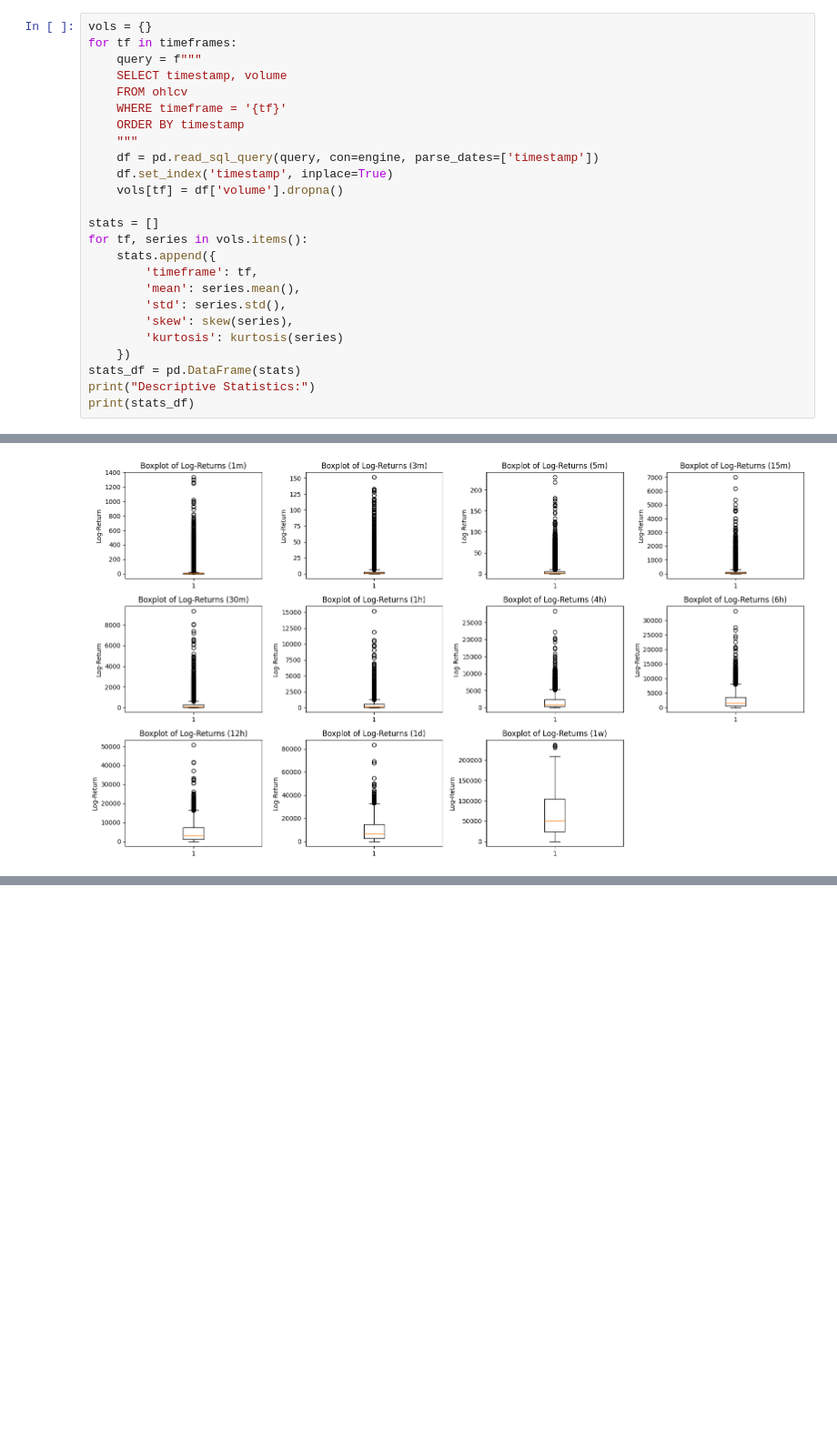
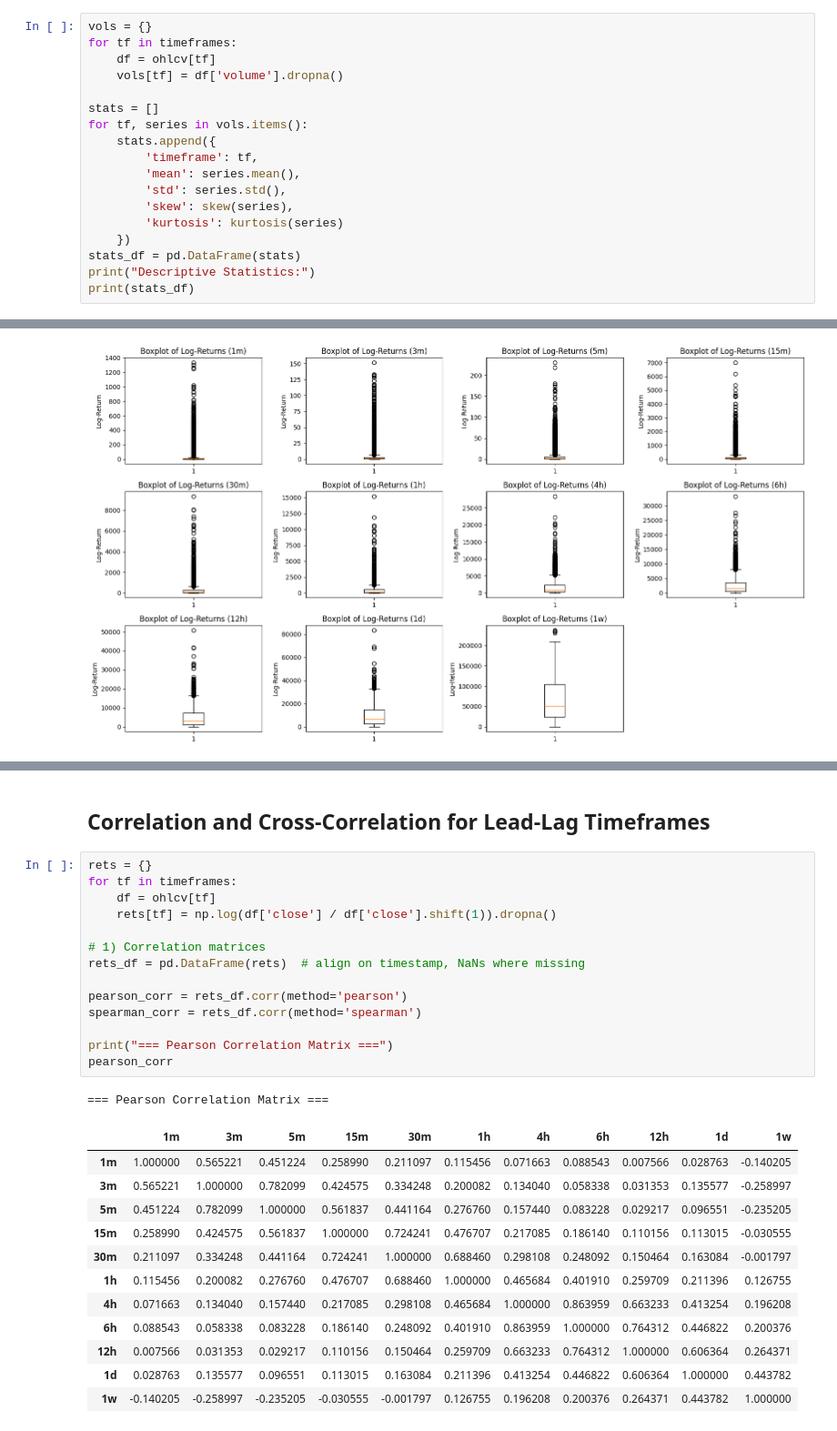
Before and after one commit to dleeim/coracle, a Jupyter notebook: src/EDA_BTCUSDT-bybit-perp.ipynb, the cells around one changed output, grey strips where cells are left out. Shown at 91% size. Cells and saved outputs as stored; diff of their text form; blank space fills up the shorter version.

```diff
--- a/src/EDA_BTCUSDT-bybit-perp.ipynb
+++ b/src/EDA_BTCUSDT-bybit-perp.ipynb
@@ -303,14 +295,7 @@ plt.show()
 # %%
 vols = {}
 for tf in timeframes:
-    query = f"""
-    SELECT timestamp, volume
-    FROM ohlcv
-    WHERE timeframe = '{tf}'
-    ORDER BY timestamp
-    """
-    df = pd.read_sql_query(query, con=engine, parse_dates=['timestamp'])
-    df.set_index('timestamp', inplace=True)
+    df = ohlcv[tf]
     vols[tf] = df['volume'].dropna()
 
 stats = []
@@ -510,0 +456,30 @@ Series([], Name: close, dtype: float64)
+# %% [markdown]
+## Correlation and Cross-Correlation for Lead-Lag Timeframes
+# %%
+rets = {}
+for tf in timeframes:
+    df = ohlcv[tf]
+    rets[tf] = np.log(df['close'] / df['close'].shift(1)).dropna()
+
+# 1) Correlation matrices
+rets_df = pd.DataFrame(rets)  # align on timestamp, NaNs where missing
+
+pearson_corr = rets_df.corr(method='pearson')
+spearman_corr = rets_df.corr(method='spearman')
+
+print("=== Pearson Correlation Matrix ===")
+pearson_corr
+# %% [output]
+=== Pearson Correlation Matrix ===
+|  | 1m | 3m | 5m | 15m | 30m | 1h | 4h | 6h | 12h | 1d | 1w |
+| 1m | 1.000000 | 0.565221 | 0.451224 | 0.258990 | 0.211097 | 0.115456 | 0.071663 | 0.088543 | 0.007566 | 0.028763 | -0.140205 |
+| 3m | 0.565221 | 1.000000 | 0.782099 | 0.424575 | 0.334248 | 0.200082 | 0.134040 | 0.058338 | 0.031353 | 0.135577 | -0.258997 |
+| 5m | 0.451224 | 0.782099 | 1.000000 | 0.561837 | 0.441164 | 0.276760 | 0.157440 | 0.083228 | 0.029217 | 0.096551 | -0.235205 |
+| 15m | 0.258990 | 0.424575 | 0.561837 | 1.000000 | 0.724241 | 0.476707 | 0.217085 | 0.186140 | 0.110156 | 0.113015 | -0.030555 |
+| 30m | 0.211097 | 0.334248 | 0.441164 | 0.724241 | 1.000000 | 0.688460 | 0.298108 | 0.248092 | 0.150464 | 0.163084 | -0.001797 |
+| 1h | 0.115456 | 0.200082 | 0.276760 | 0.476707 | 0.688460 | 1.000000 | 0.465684 | 0.401910 | 0.259709 | 0.211396 | 0.126755 |
+| 4h | 0.071663 | 0.134040 | 0.157440 | 0.217085 | 0.298108 | 0.465684 | 1.000000 | 0.863959 | 0.663233 | 0.413254 | 0.196208 |
+| 6h | 0.088543 | 0.058338 | 0.083228 | 0.186140 | 0.248092 | 0.401910 | 0.863959 | 1.000000 | 0.764312 | 0.446822 | 0.200376 |
+| 12h | 0.007566 | 0.031353 | 0.029217 | 0.110156 | 0.150464 | 0.259709 | 0.663233 | 0.764312 | 1.000000 | 0.606364 | 0.264371 |
+| 1d | 0.028763 | 0.135577 | 0.096551 | 0.113015 | 0.163084 | 0.211396 | 0.413254 | 0.446822 | 0.606364 | 1.000000 | 0.443782 |
+| 1w | -0.140205 | -0.258997 | -0.235205 | -0.030555 | -0.001797 | 0.126755 | 0.196208 | 0.200376 | 0.264371 | 0.443782 | 1.000000 |
```
Also changed, not shown: parts of 14 cells of this notebook.
